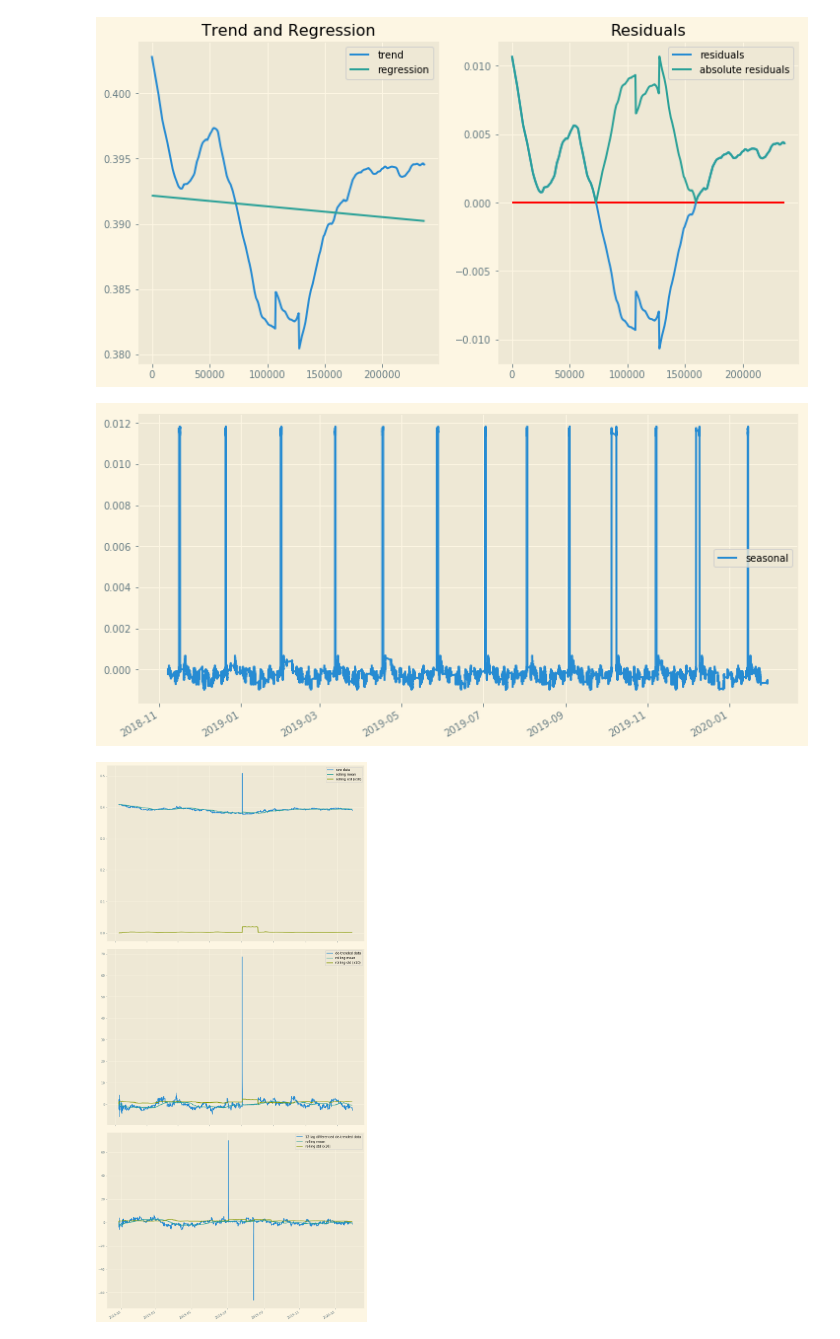
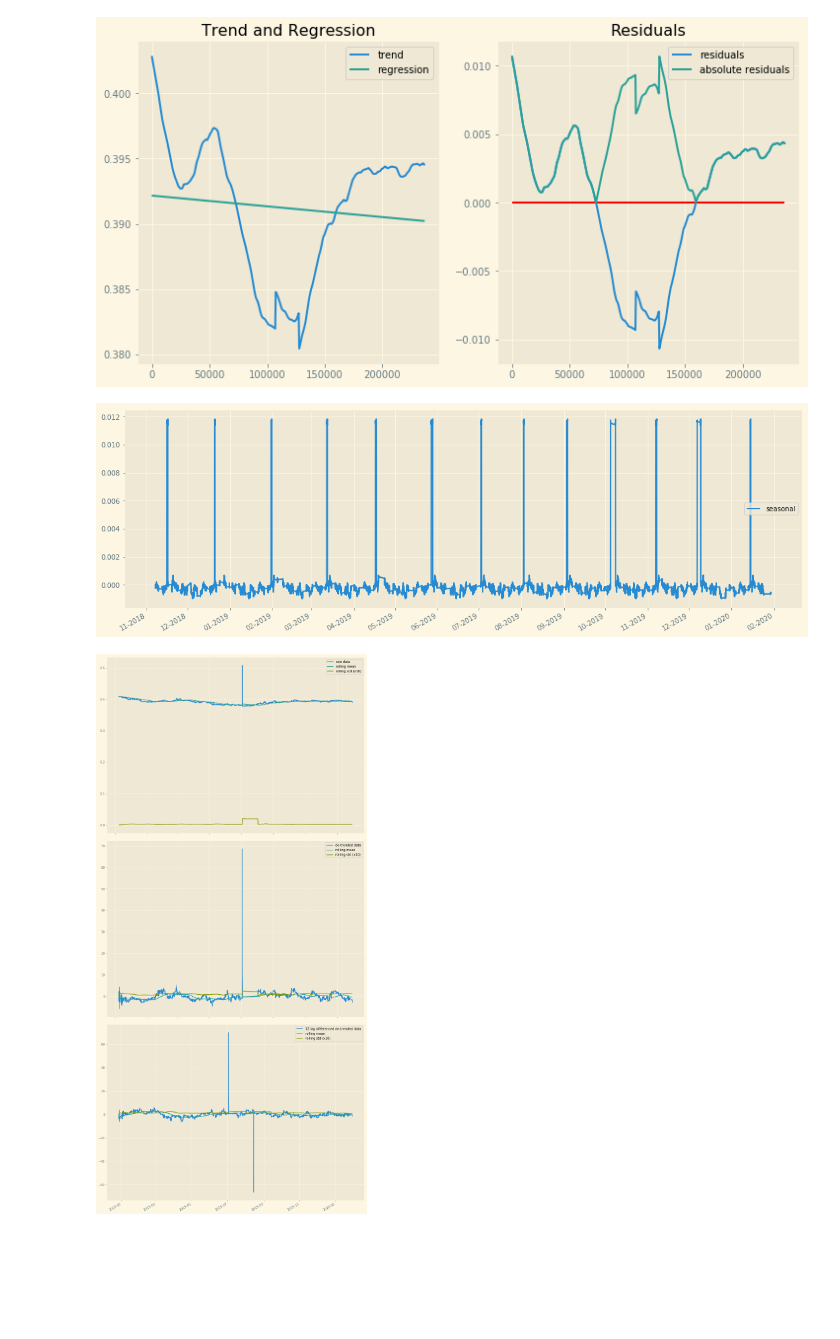
Before and after one commit to yingchen0505/stock_forecast, a Jupyter notebook: deep-learning/Sarima.ipynb, the cells around one changed output. Drawn from its saved outputs; the diff is of its cells as text; code cells hidden in the pictures; blank space fills up the shorter version.

Commit message:
seasonal plotted by month

```diff
--- a/deep-learning/Sarima.ipynb
+++ b/deep-learning/Sarima.ipynb
@@ -68,12 +68,17 @@ strong multicollinearity or other numerical problems.
 <matplotlib.legend.Legend at 0x...>
 [figure]
 # %%
-plt.figure(figsize=(12,6))
+from matplotlib.dates import MonthLocator
+from matplotlib.dates import DateFormatter
+
+plt.figure(figsize=(18,6))
 plt.plot(df.index, decomposition.seasonal.values, label='seasonal')
 plt.legend()
+plt.gca().xaxis.set_major_locator(MonthLocator())
+plt.gca().xaxis.set_major_formatter(DateFormatter("%m-%Y"))
 plt.gcf().autofmt_xdate()
 # %% [output]
-[figure, old version]
+[figure, new version]
 # %%
 def plot_rolling(df):
     df_copy = pd.DataFrame(index=df.index)
```
